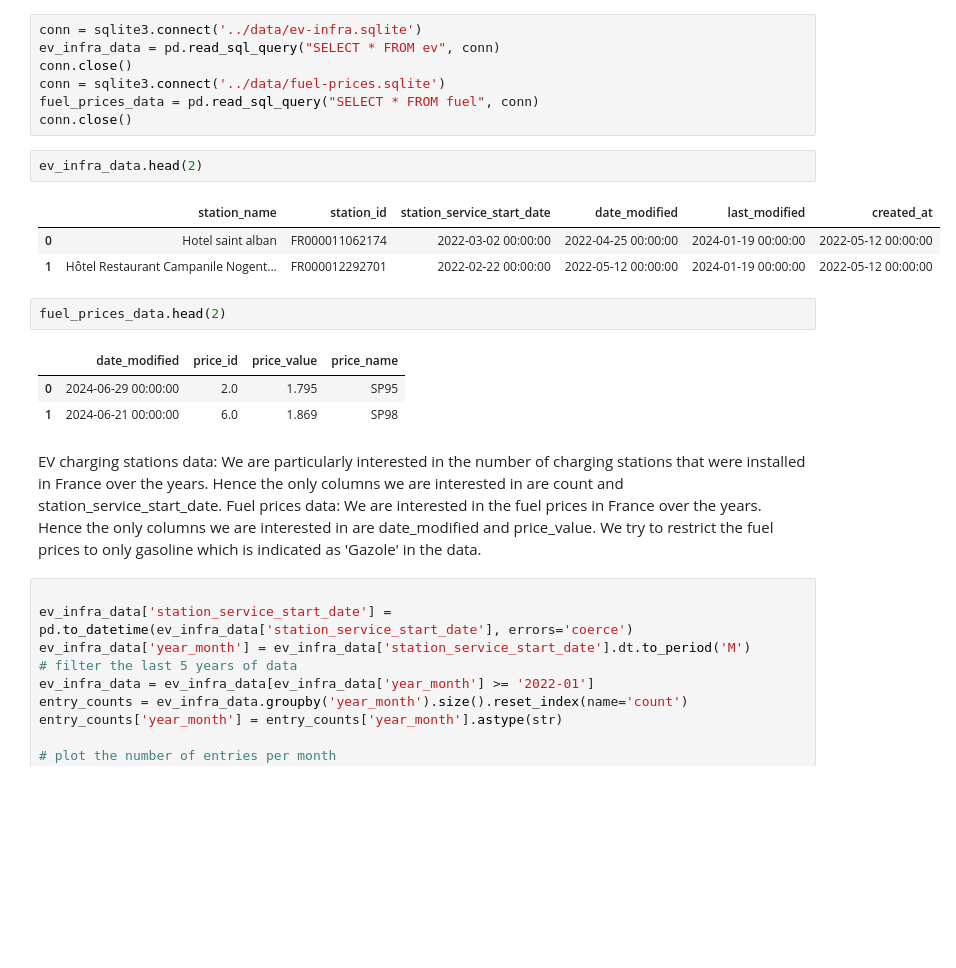
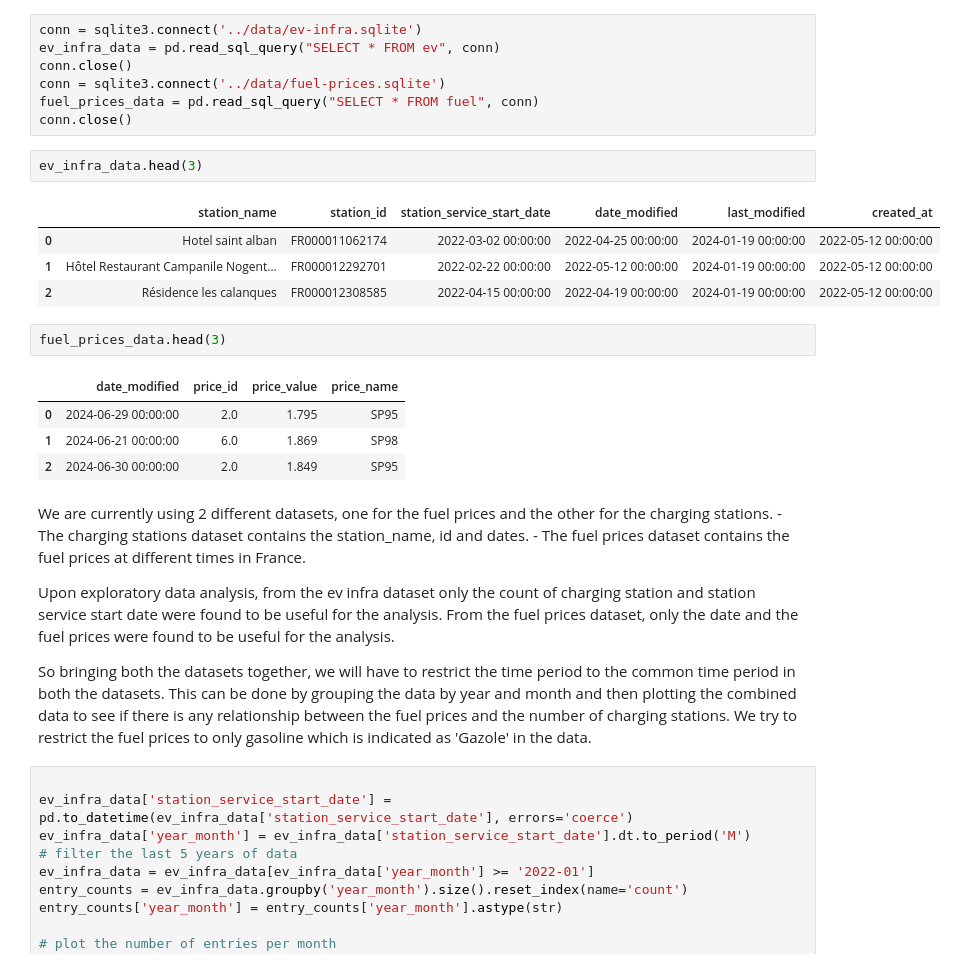
Before and after one commit to prabhunithingollapudi007/made-template-sose24, a Jupyter notebook: project/analysis-report.ipynb, the cells around one changed output. Drawn from its saved outputs; the diff is of its cells as text; blank space fills up the shorter version.

Commit message:
analysis report pdf

```diff
--- a/project/analysis-report.ipynb
+++ b/project/analysis-report.ipynb
@@ -31,22 +31,28 @@ conn = sqlite3.connect('../data/fuel-prices.sqlite')
 fuel_prices_data = pd.read_sql_query("SELECT * FROM fuel", conn)
 conn.close()
 # %%
-ev_infra_data.head(2)
+ev_infra_data.head(3)
 # %% [output]
 |  | station_name | station_id | station_service_start_date | date_modified | last_modified | created_at |
 | 0 | Hotel saint alban | FR000011062174 | 2022-03-02 00:00:00 | 2022-04-25 00:00:00 | 2024-01-19 00:00:00 | 2022-05-12 00:00:00 |
 | 1 | Hôtel Restaurant Campanile Nogent... | FR000012292701 | 2022-02-22 00:00:00 | 2022-05-12 00:00:00 | 2024-01-19 00:00:00 | 2022-05-12 00:00:00 |
+| 2 | Résidence les calanques | FR000012308585 | 2022-04-15 00:00:00 | 2022-04-19 00:00:00 | 2024-01-19 00:00:00 | 2022-05-12 00:00:00 |
 # %%
-fuel_prices_data.head(2)
+fuel_prices_data.head(3)
 # %% [output]
 |  | date_modified | price_id | price_value | price_name |
 | 0 | 2024-06-29 00:00:00 | 2.0 | 1.795 | SP95 |
 | 1 | 2024-06-21 00:00:00 | 6.0 | 1.869 | SP98 |
+| 2 | 2024-06-30 00:00:00 | 2.0 | 1.849 | SP95 |
-# %% [markdown]
-EV charging stations data:
-We are particularly interested in the number of charging stations that were installed in France over the years. Hence the only columns we are interested in are count and station_service_start_date.
-Fuel prices data:
-We are interested in the fuel prices in France over the years. Hence the only columns we are interested in are date_modified and price_value. We try to restrict the fuel prices to only gasoline which is indicated as 'Gazole' in the data.
+# %% [markdown]
+We are currently using 2 different datasets, one for the fuel prices and the other for the charging stations.
+    - The charging stations dataset contains the station_name, id and dates.
+    - The fuel prices dataset contains the fuel prices at different times in France.
+
+Upon exploratory data analysis, from the ev infra dataset only the count of charging station and station service start date were found to be useful for the analysis. From the fuel prices dataset, only the date and the fuel prices were found to be useful for the analysis.
+
+So bringing both the datasets together, we will have to restrict the time period to the common time period in both the datasets. This can be done by grouping the data by year and month and then plotting the combined data to see if there is any relationship between the fuel prices and the number of charging stations.
+We try to restrict the fuel prices to only gasoline which is indicated as 'Gazole' in the data.
 # %%
 
 ev_infra_data['station_service_start_date'] = pd.to_datetime(ev_infra_data['station_service_start_date'], errors='coerce')
```
Also changed, not shown: parts of 2 cells of this notebook, 4 other files.
